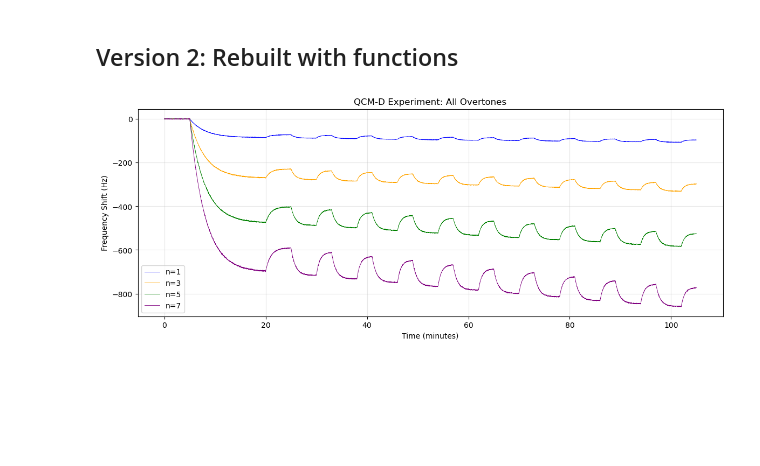
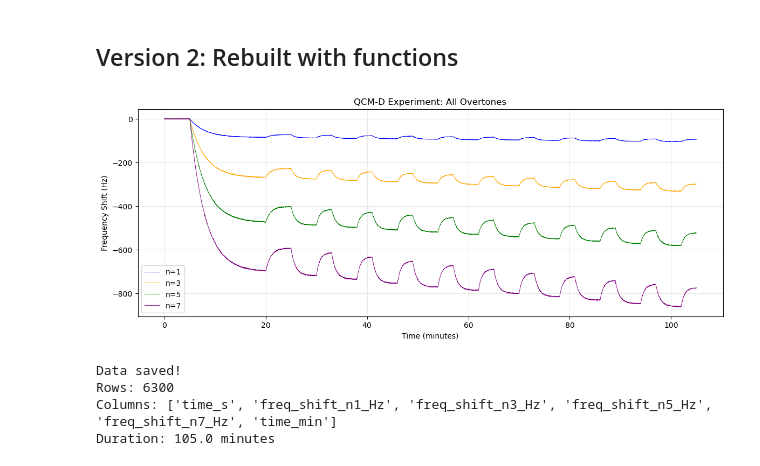
Before and after one commit to Sahanatavaragondi/qcm-polymer-coating-analysis, a Jupyter notebook: qcm_reusability_analysis.ipynb, the cells around one changed output. Saved outputs shown, nothing was run; the diff lists cells and outputs as text; code cells hidden in the pictures; blank space fills up the shorter version.

Commit message:
Add data collection and CSV export to experiment code

```diff
--- a/qcm_reusability_analysis.ipynb
+++ b/qcm_reusability_analysis.ipynb
@@ -130,7 +130,7 @@ def generate_rinse(duration, start_value, recovery_fraction, tau, noise_level=0.
 all_time = []
 plt.figure(figsize=(14, 5))
 colors = {1: 'blue', 3: 'orange', 5: 'green', 7: 'purple'}
-
+all_data = {}
 for overtone_n in [1, 3, 5, 7]:
 
     # Overtone scaling
@@ -178,31 +178,52 @@ for overtone_n in [1, 3, 5, 7]:
 
         # Analyte rinse (3 min)
         t_rns = np.arange(0, 180, 1)
         exp_end = all_freq[-1][-1]
         drop = abs(exp_end - current_level)
         recovery_amount = drop * 0.85
         recovery_curve = recovery_amount * (1 - np.exp(-t_rns / 40))
         rns = exp_end + recovery_curve + np.random.normal(0, 0.35 * noise_scale, 180)
 
         all_time.append(t_rns + current_time)
         all_freq.append(rns)
         current_time += 180
 
         current_level = rns[-1]
 
     # Combine this overtone's data
     time_full = np.concatenate(all_time)
     freq_full = np.concatenate(all_freq)
 
+    all_data['time_s'] = time_full
+    all_data[f'freq_shift_n{overtone_n}_Hz'] = freq_full
+
     # Plot this overtone
     plt.plot(time_full / 60, freq_full, color=colors[overtone_n],
              label=f'n={overtone_n}', linewidth=0.6)
 
 plt.xlabel("Time (minutes)")
 plt.ylabel("Frequency Shift (Hz)")
 plt.title("QCM-D Experiment: All Overtones")
 plt.legend()
 plt.grid(True, alpha=0.3)
 plt.show()
+
+import os
+os.makedirs('data', exist_ok=True)
+
+# Create DataFrame and save
+df = pd.DataFrame(all_data)
+df['time_min'] = df['time_s'] / 60.0
+
+df.to_csv('data/qcm_polymer_coating_data.csv', index=False)
+
+print(f"Data saved!")
+print(f"Rows: {len(df)}")
+print(f"Columns: {list(df.columns)}")
+print(f"Duration: {df['time_min'].max():.1f} minutes")
 # %% [output]
-[figure, old version]
+[figure, new version]
+Data saved!
+Rows: 6300
+Columns: ['time_s', 'freq_shift_n1_Hz', 'freq_shift_n3_Hz', 'freq_shift_n5_Hz', 'freq_shift_n7_Hz', 'time_min']
+Duration: 105.0 minutes
```
Also changed, not shown: parts of 1 cell of this notebook.
